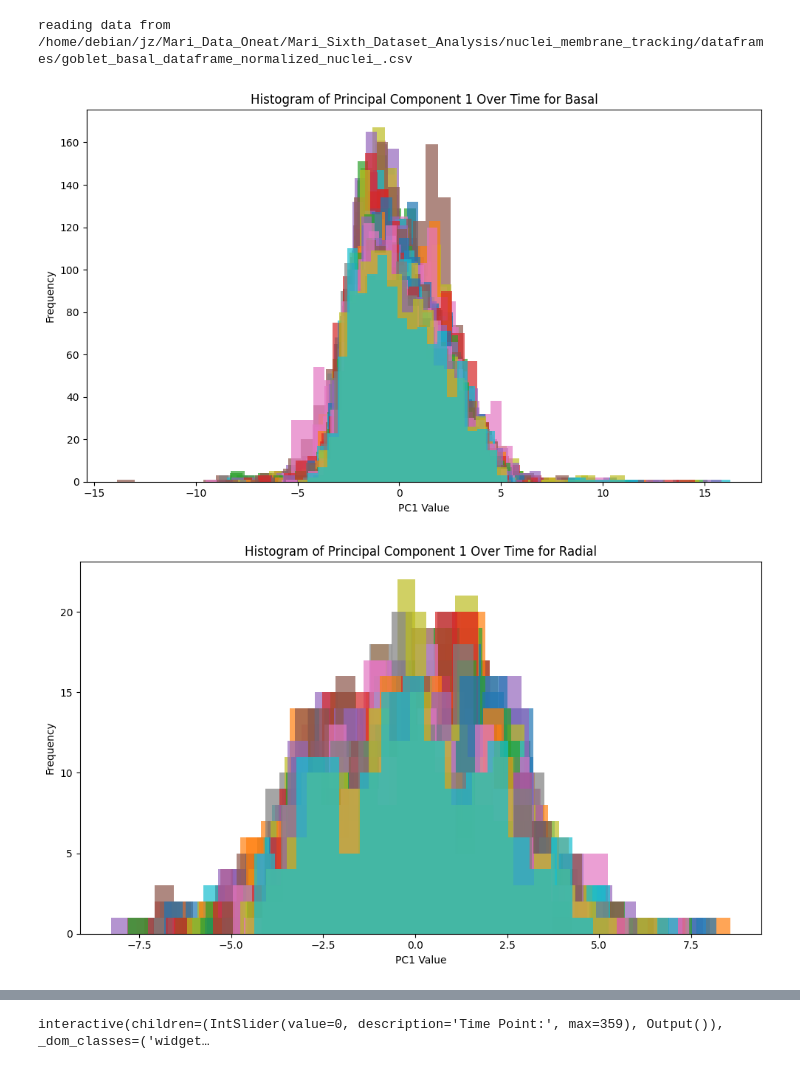
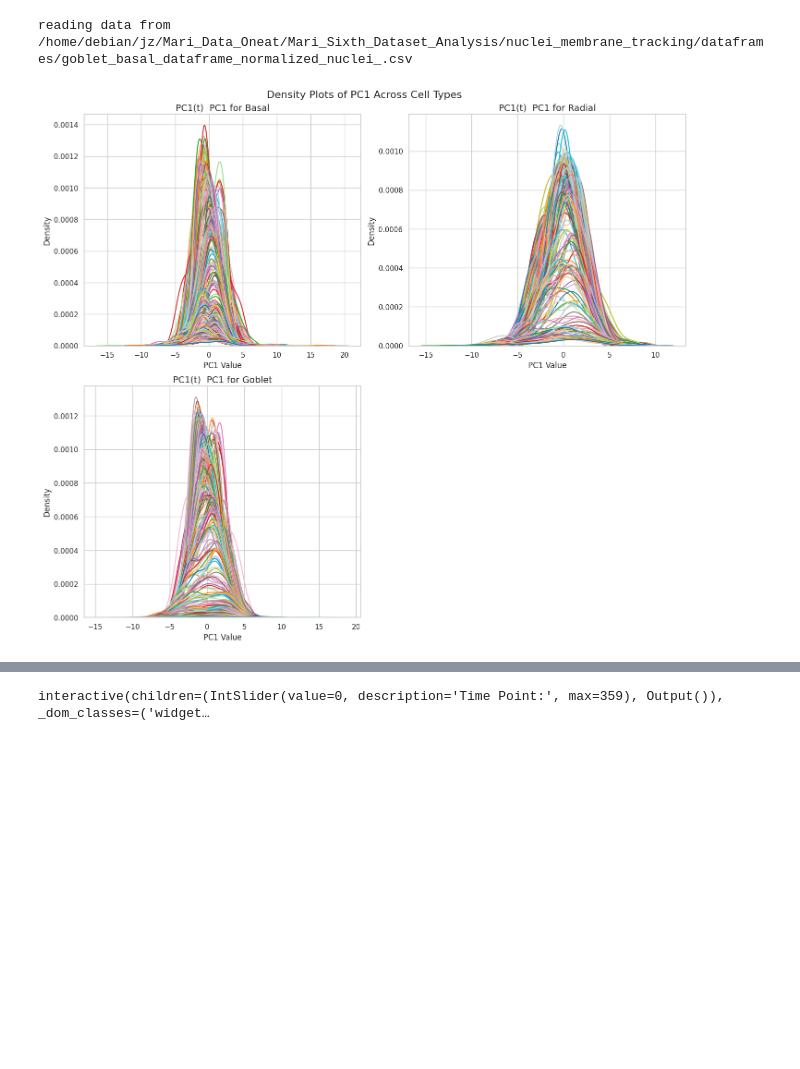
Before and after one commit to kapoorlab/CopenhagenWorkflow, a Jupyter notebook: 10_morphospace.ipynb, the cells around one changed output, grey strips where cells are left out. Cells and saved outputs as stored; diff of their text form; code cells hidden in the pictures; blank space fills up the shorter version.

```diff
--- a/10_morphospace.ipynb
+++ b/10_morphospace.ipynb
@@ -135,5 +167,4 @@ def interactive_plot(result_dict, class_map_gbr, unique_time_points):
 # %%
-plot_pcs_histogram(result_dict, class_map_gbr, n_components)
+plot_pcs_density_subplots(result_dict, class_map_gbr, n_components)
 # %% [output]
-[figure, old version]
+[figure, new version]
-[figure, removed]
```
Also changed, not shown: parts of 4 cells of this notebook.
